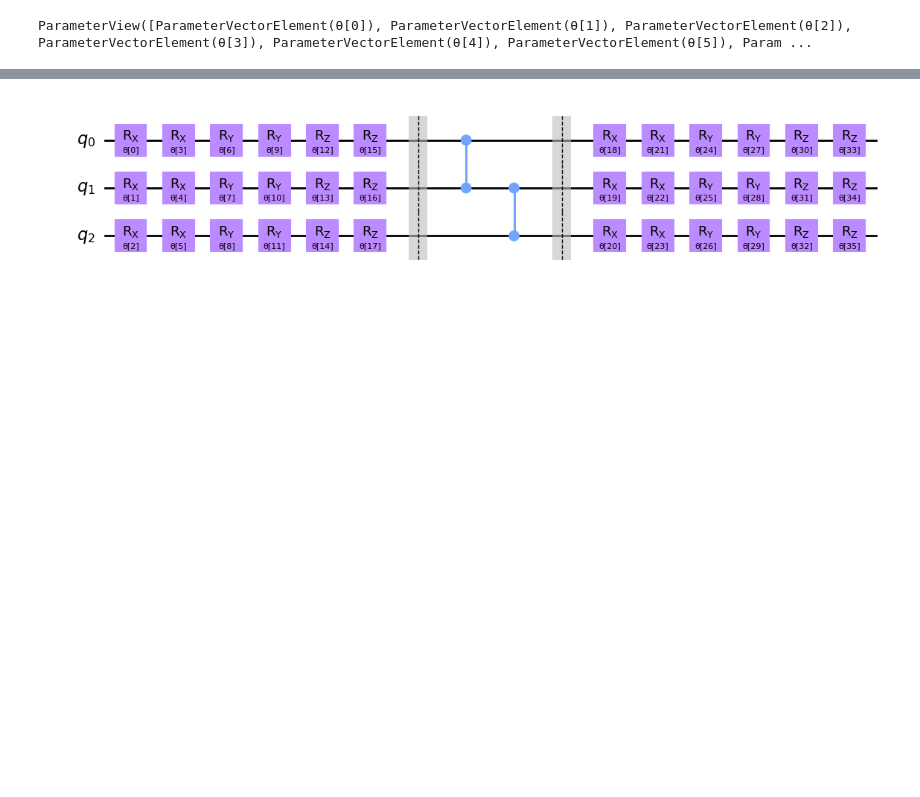
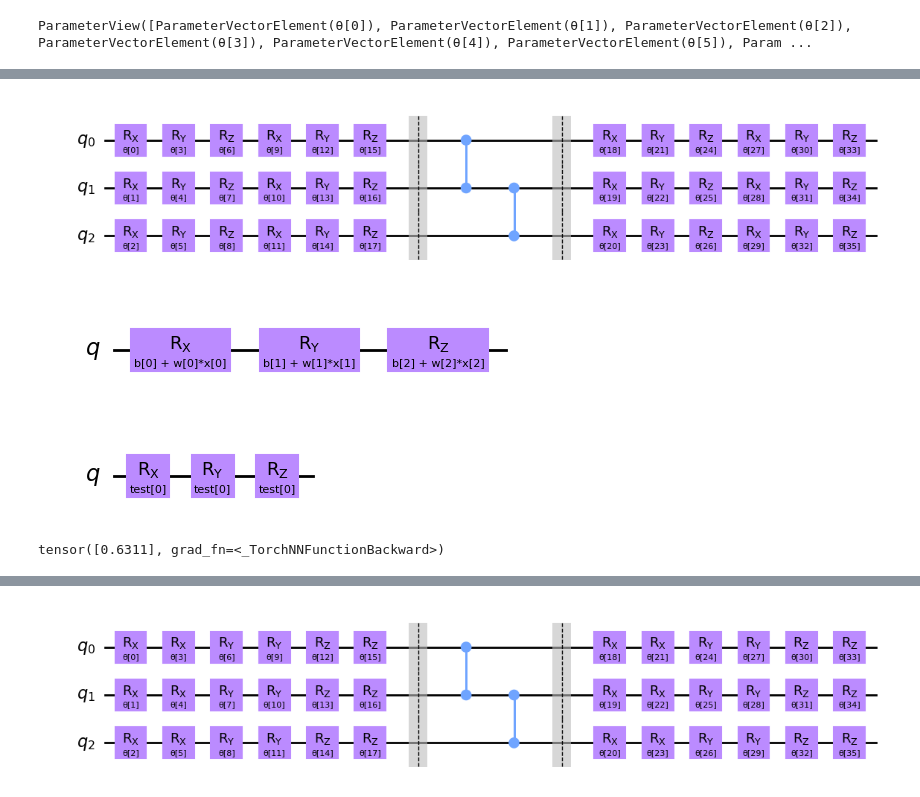
Before and after one commit to ericardomuten/-qamp-spring-23-, a Jupyter notebook: Development Notebook.ipynb, the cells around one changed output, grey strips where cells are left out. Drawn from its saved outputs; the diff is of its cells as text; code cells hidden in the pictures; blank space fills up the shorter version.

```diff
--- a/Development Notebook.ipynb
+++ b/Development Notebook.ipynb
@@ -386,0 +448,29 @@ DRC.circuit.draw('mpl')
+# %%
+drc_new.decompose().draw('mpl')
+# %% [output]
+[figure, added]
+# %%
+def datareuploading_rotation_blocks(num_qubits, num_features):
+
+  w = ParameterVector(name="w", length=num_qubits*num_features)
+  b = ParameterVector(name="b", length=num_qubits*num_features)
+  input_params = ParameterVector(name="x", length=num_features)
+
+  qc = QuantumCircuit(num_qubits)
+
+  for q in range(num_qubits):
+    for i in range(int(num_features/3)):
+      qc.rx(w[q*num_features + i*3 + 0]*input_params[i*3 + 0] + b[q*num_features + i*3 + 0], q)
+      qc.ry(w[q*num_features + i*3 + 1]*input_params[i*3 + 1] + b[q*num_features + i*3 + 1], q)
+      qc.rz(w[q*num_features + i*3 + 2]*input_params[i*3 + 2] + b[q*num_features + i*3 + 2], q)
+
+  return qc, w, b, input_params
+
+num_qubits = 1
+num_features = 3
+num_features = int(3*np.ceil(num_features/3))
+qc, w, b, input_params = datareuploading_rotation_blocks(num_qubits, num_features)
+params = [w[i] for i in range(len(w))] + [b[i] for i in range(len(b))]
+qc.draw('mpl')
+# %% [output]
+[figure, added]
@@ -386,0 +481,4 @@ DRC.circuit.draw('mpl')
+# %%
+qc.draw('mpl')
+# %% [output]
+[figure, added]
@@ -386,0 +493,5 @@ DRC.circuit.draw('mpl')
+# %%
+# Test with a single input
+model1(X_[0, :])
+# %% [output]
+tensor([0.6311], grad_fn=<_TorchNNFunctionBackward>)
```
Also changed, not shown: parts of 26 cells of this notebook, 1 other file.
